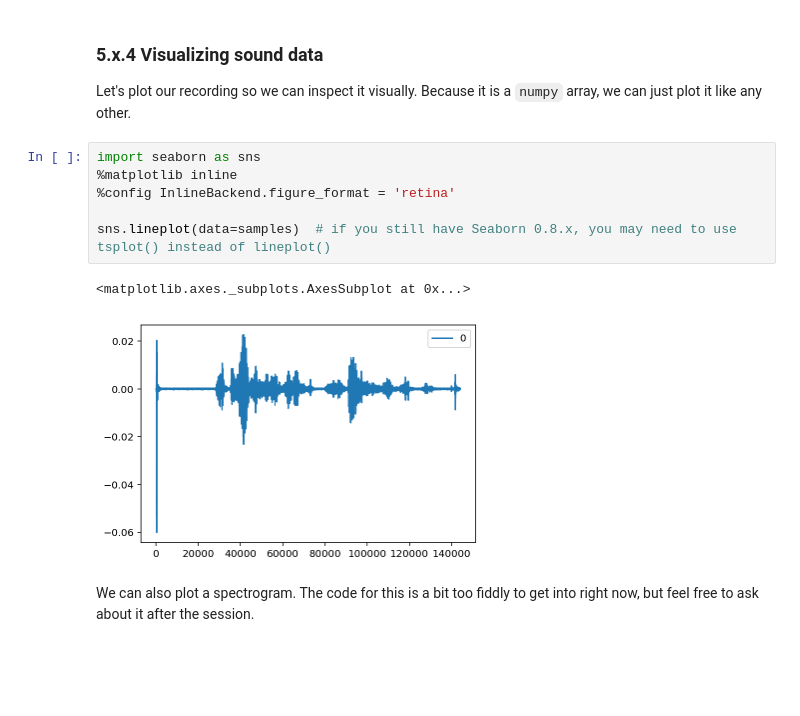
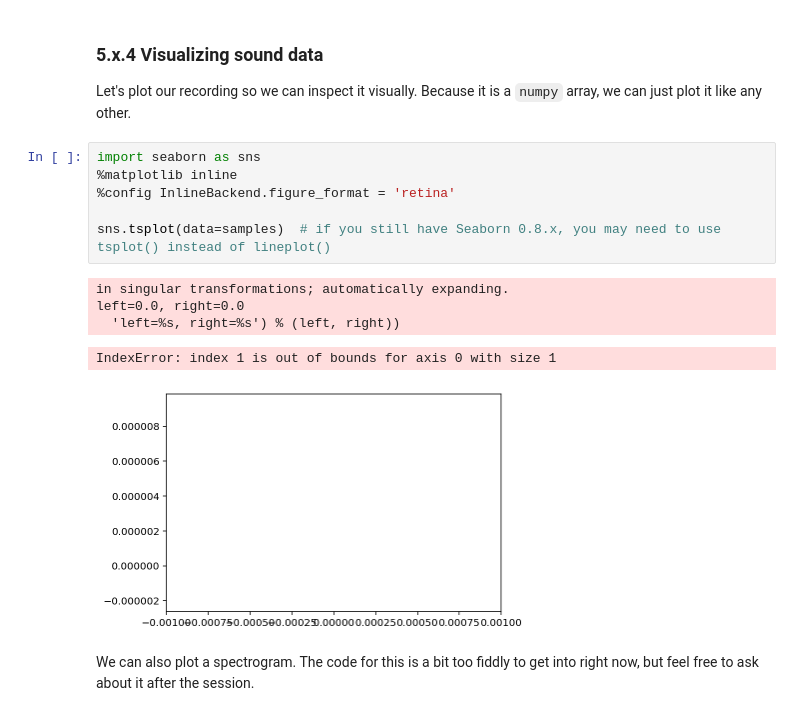
Before and after one commit to mpi-python/mpi-python-intro, a Jupyter notebook: Session5/Session5.ipynb, the cells around one changed output. Cells and saved outputs as stored; diff of their text form; blank space fills up the shorter version.

```diff
--- a/Session5/Session5.ipynb
+++ b/Session5/Session5.ipynb
@@ -50,12 +50,15 @@ Let's plot our recording so we can inspect it visually. Because it is a `numpy`
 # %%
 import seaborn as sns
 %matplotlib inline
 %config InlineBackend.figure_format = 'retina'
 
-sns.lineplot(data=samples)  # if you still have Seaborn 0.8.x, you may need to use tsplot() instead of lineplot()
+sns.tsplot(data=samples)  # if you still have Seaborn 0.8.x, you may need to use tsplot() instead of lineplot()
 # %% [output]
-<matplotlib.axes._subplots.AxesSubplot at 0x...>
+in singular transformations; automatically expanding.
+left=0.0, right=0.0
+  'left=%s, right=%s') % (left, right))
+IndexError: index 1 is out of bounds for axis 0 with size 1
-[figure, old version]
+[figure, new version]
 # %% [markdown]
 We can also plot a spectrogram. The code for this is a bit too fiddly to get into right now, but feel free to ask about it after the session.
 # %%
```
Also changed, not shown: parts of 7 cells of this notebook, 3 other files.
